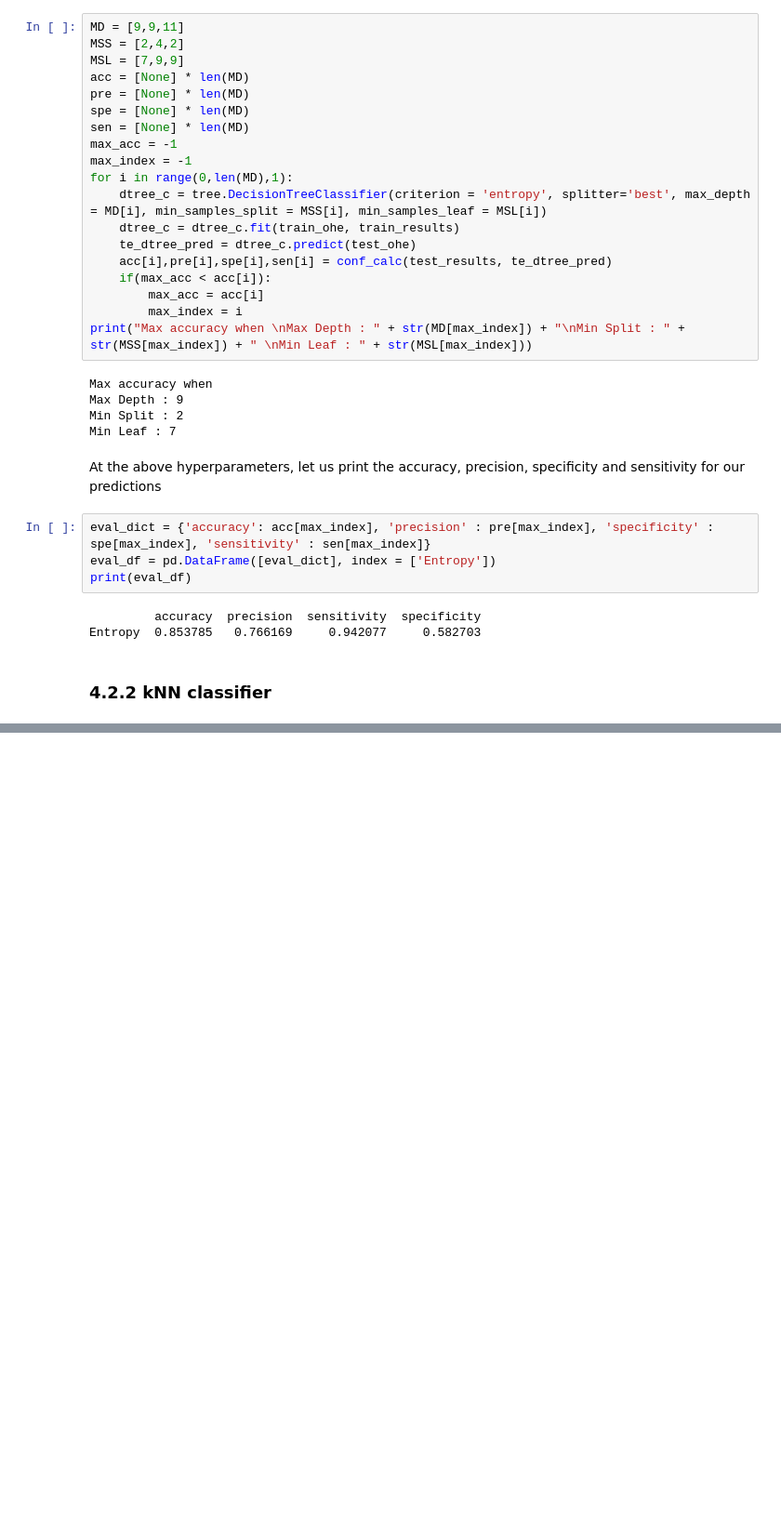
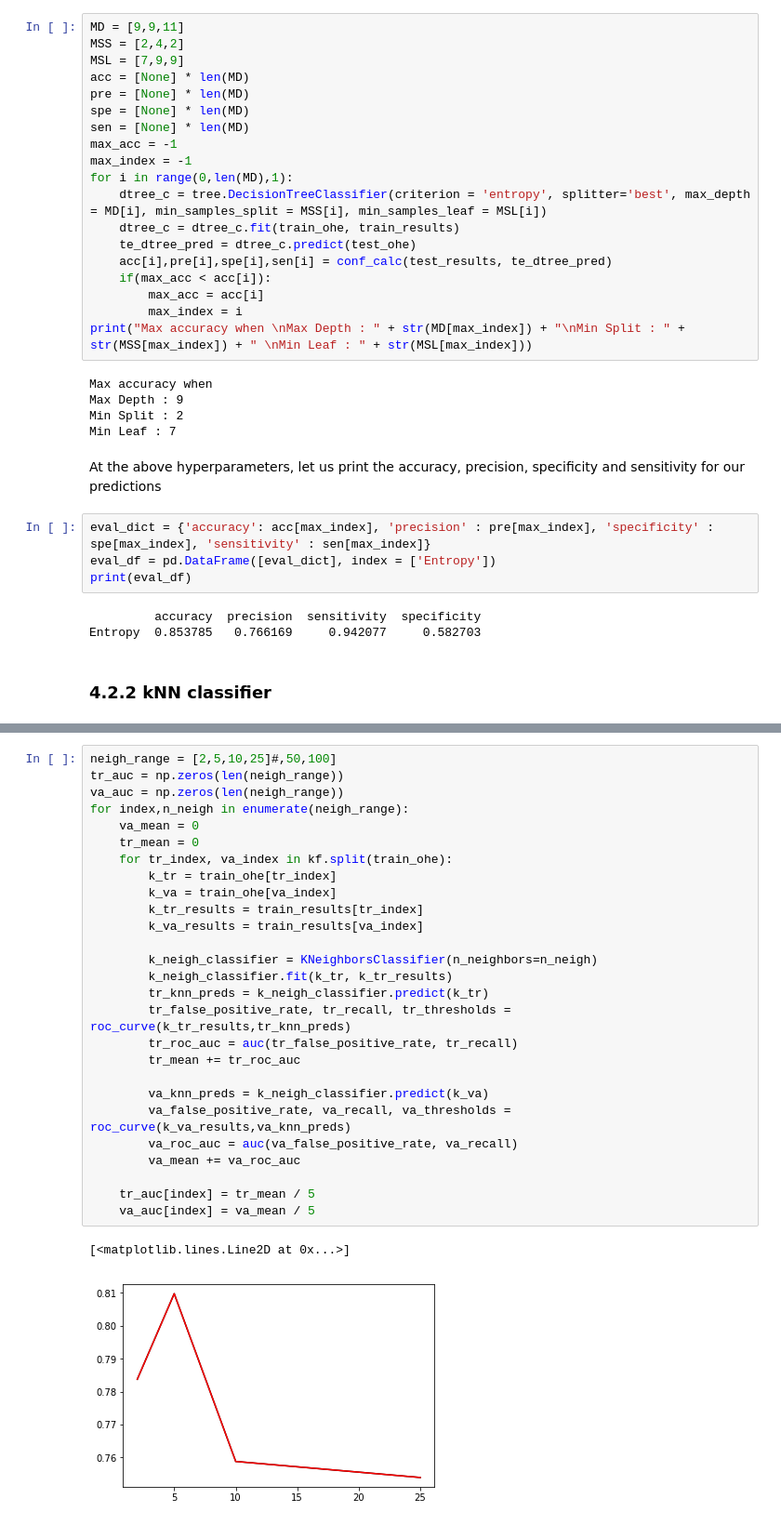
Before and after one commit to arv1ndh/ml_project, a Jupyter notebook: code/project_contents.ipynb, the cells around one changed output, grey strips where cells are left out. Shown: that part at 93% size. Saved outputs shown, nothing was run; the diff lists cells and outputs as text; blank space fills up the shorter version.

```diff
--- a/code/project_contents.ipynb
+++ b/code/project_contents.ipynb
@@ -630,0 +638,30 @@ Entropy  0.853785   0.766169     0.942077     0.582703
+# %%
+neigh_range = [2,5,10,25]#,50,100]
+tr_auc = np.zeros(len(neigh_range))
+va_auc = np.zeros(len(neigh_range))
+for index,n_neigh in enumerate(neigh_range):
+    va_mean = 0
+    tr_mean = 0
+    for tr_index, va_index in kf.split(train_ohe):
+        k_tr = train_ohe[tr_index]
+        k_va = train_ohe[va_index]
+        k_tr_results = train_results[tr_index]
+        k_va_results = train_results[va_index]
+
+        k_neigh_classifier = KNeighborsClassifier(n_neighbors=n_neigh)
+        k_neigh_classifier.fit(k_tr, k_tr_results)
+        tr_knn_preds = k_neigh_classifier.predict(k_tr)
+        tr_false_positive_rate, tr_recall, tr_thresholds = roc_curve(k_tr_results,tr_knn_preds)
+        tr_roc_auc = auc(tr_false_positive_rate, tr_recall)
+        tr_mean += tr_roc_auc
+
+        va_knn_preds = k_neigh_classifier.predict(k_va)
+        va_false_positive_rate, va_recall, va_thresholds = roc_curve(k_va_results,va_knn_preds)
+        va_roc_auc = auc(va_false_positive_rate, va_recall)
+        va_mean += va_roc_auc
+
+    tr_auc[index] = tr_mean / 5
+    va_auc[index] = va_mean / 5
+# %% [output]
+[<matplotlib.lines.Line2D at 0x...>]
+[figure, added]
```
Also changed, not shown: parts of 6 cells of this notebook.
